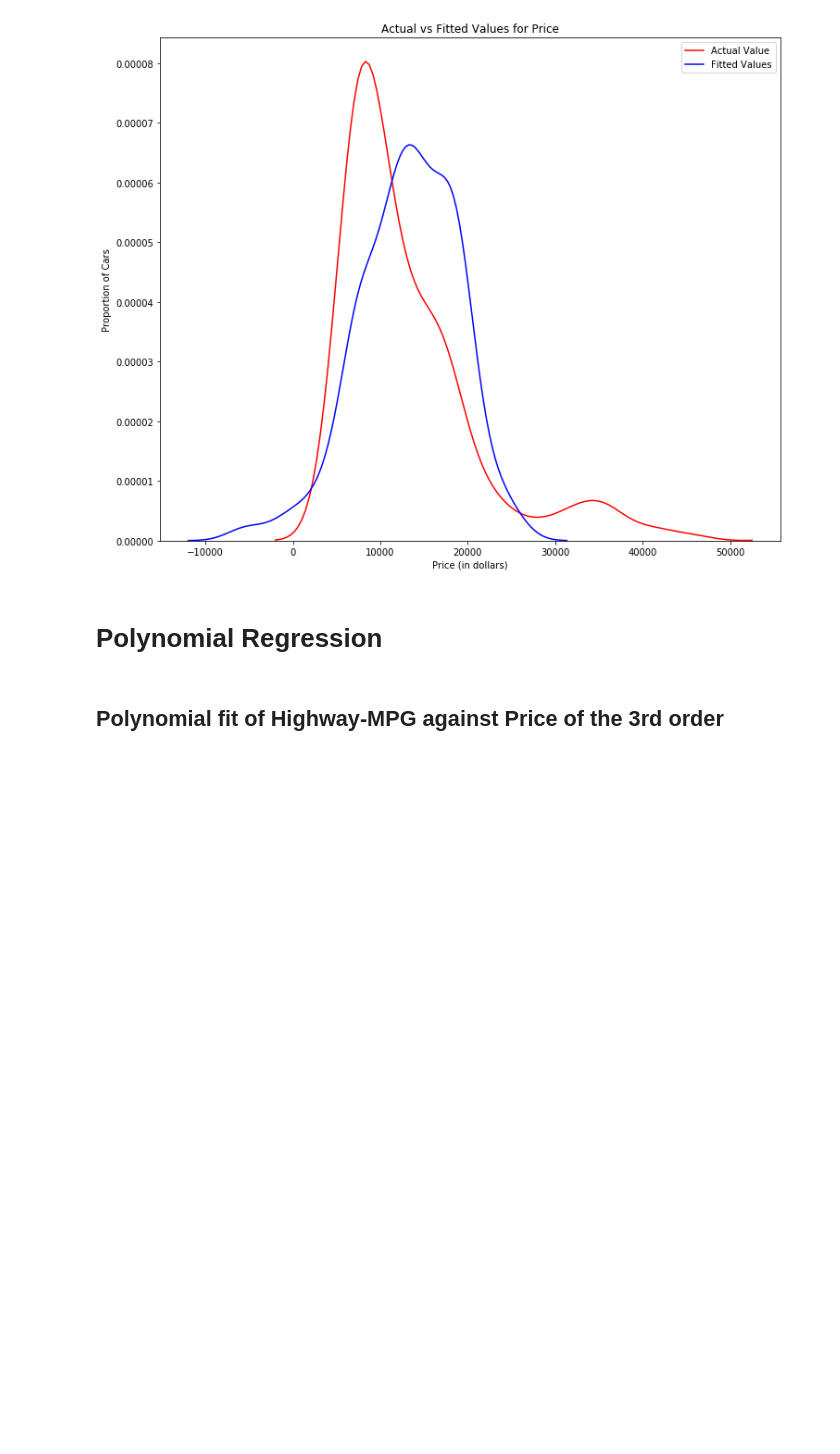
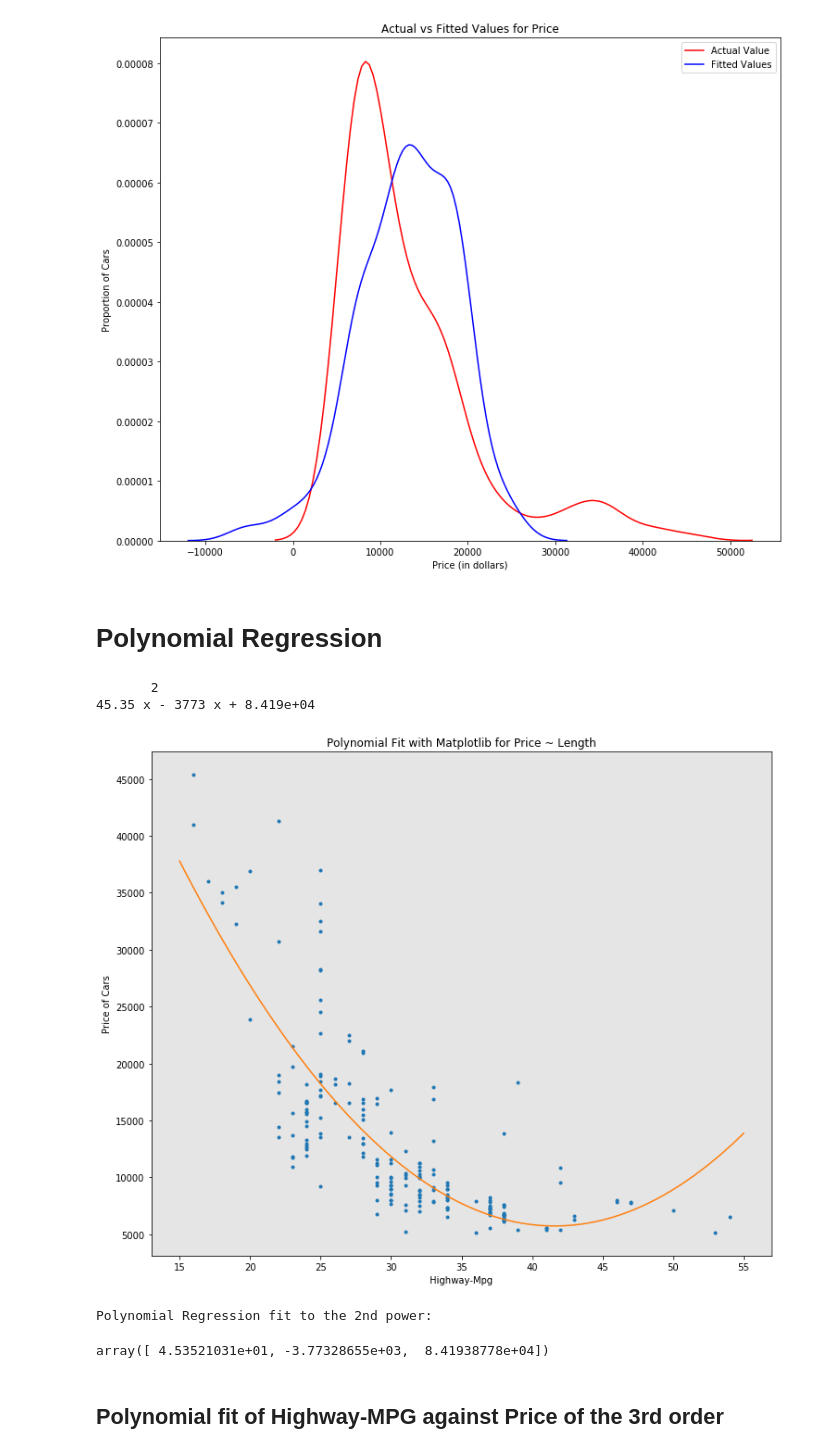
Before and after one commit to sdman135/Cars-project, a Jupyter notebook: Untitled.ipynb, the cells around one changed output. Drawn from its saved outputs; the diff is of its cells as text; code cells hidden in the pictures; blank space fills up the shorter version.

```diff
--- a/Untitled.ipynb
+++ b/Untitled.ipynb
@@ -263,3 +264,11 @@ def PlotPolly(independent_variable, dependent_variable, Power):
+# %%
+PlotPolly(df['highway-mpg'],df['price'],2)
+# %% [output]
+       2
+45.35 x - 3773 x + 8.419e+04
+[figure, added]
+Polynomial Regression fit to the 2nd power:
+array([ 4.53521031e+01, -3.77328655e+03,  8.41938778e+04])
 # %% [markdown]
 ## Polynomial fit of Highway-MPG against Price of the 3rd order
 # %%
```
Also changed, not shown: parts of 7 cells of this notebook.
